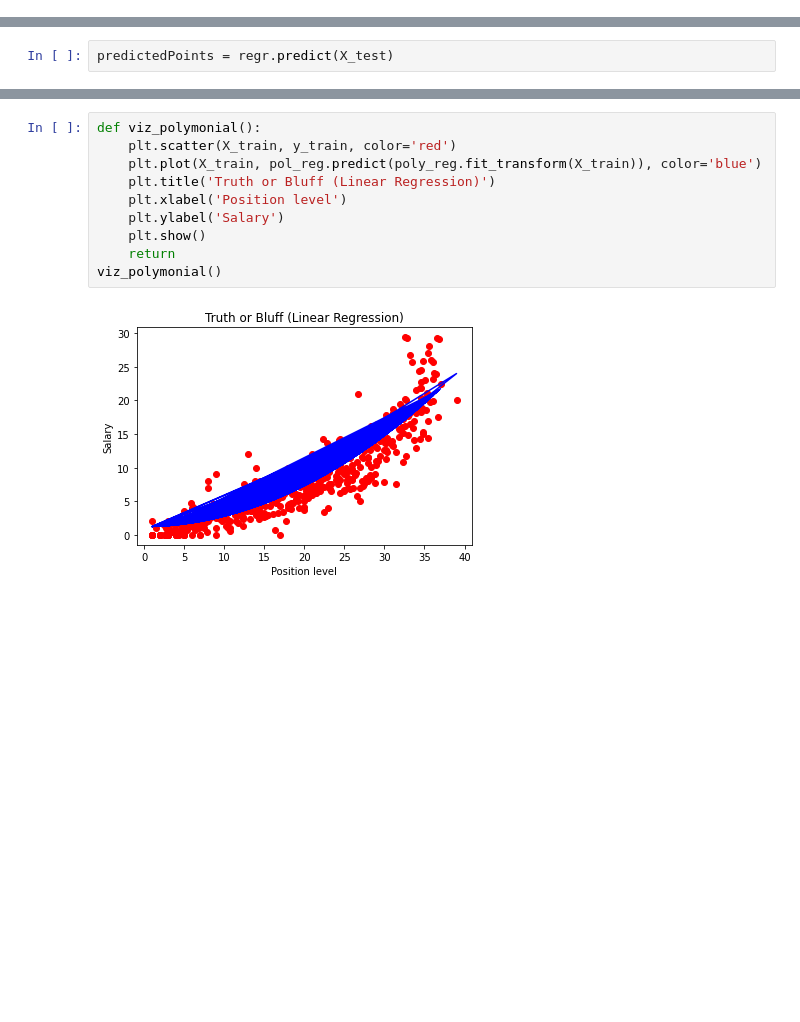
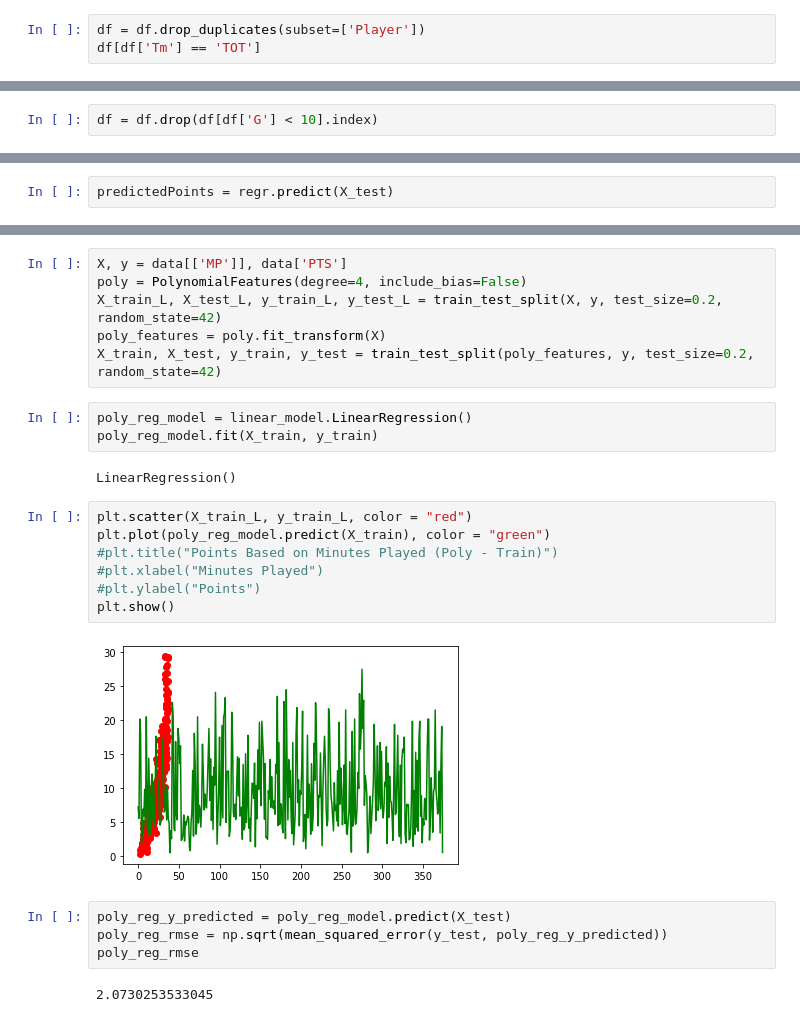
Before and after one commit to MennoCoehoorn/OZNAL, a Jupyter notebook: NBA.ipynb, the cells around one changed output, grey strips where cells are left out. Drawn from its saved outputs; the diff is of its cells as text; blank space fills up the shorter version.

```diff
--- a/NBA.ipynb
+++ b/NBA.ipynb
@@ -156,0 +176,3 @@ Rk
+# %%
+df = df.drop_duplicates(subset=['Player'])
+df[df['Tm'] == 'TOT']
@@ -156,0 +211,2 @@ Rk
+# %%
+df = df.drop(df[df['G'] < 10].index)
@@ -806,12 +890,26 @@ LinearRegression()
+# %%
+X, y = data[['MP']], data['PTS']
+poly = PolynomialFeatures(degree=4, include_bias=False)
+X_train_L, X_test_L, y_train_L, y_test_L = train_test_split(X, y, test_size=0.2, random_state=42)
+poly_features = poly.fit_transform(X)
+X_train, X_test, y_train, y_test = train_test_split(poly_features, y, test_size=0.2, random_state=42)
+# %%
+poly_reg_model = linear_model.LinearRegression()
+poly_reg_model.fit(X_train, y_train)
+# %% [output]
+LinearRegression()
 # %%
-def viz_polymonial():
-    plt.scatter(X_train, y_train, color='red')
-    plt.plot(X_train, pol_reg.predict(poly_reg.fit_transform(X_train)), color='blue')
-    plt.title('Truth or Bluff (Linear Regression)')
-    plt.xlabel('Position level')
-    plt.ylabel('Salary')
-    plt.show()
-    return
-viz_polymonial()
+plt.scatter(X_train_L, y_train_L, color = "red")
+plt.plot(poly_reg_model.predict(X_train), color = "green")
+#plt.title("Points Based on Minutes Played (Poly - Train)")
+#plt.xlabel("Minutes Played")
+#plt.ylabel("Points")
+plt.show()
 # %% [output]
-[figure, old version]
+[figure, new version]
+# %%
+poly_reg_y_predicted = poly_reg_model.predict(X_test)
+poly_reg_rmse = np.sqrt(mean_squared_error(y_test, poly_reg_y_predicted))
+poly_reg_rmse
+# %% [output]
+2.0730253533045
```
Also changed, not shown: parts of 107 cells of this notebook.
